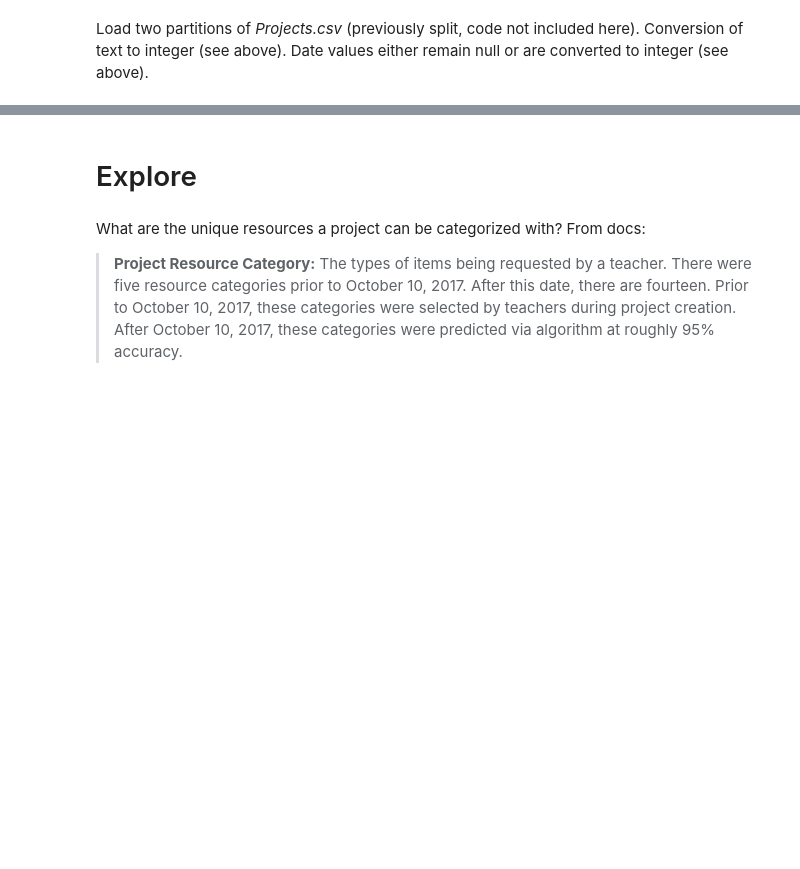
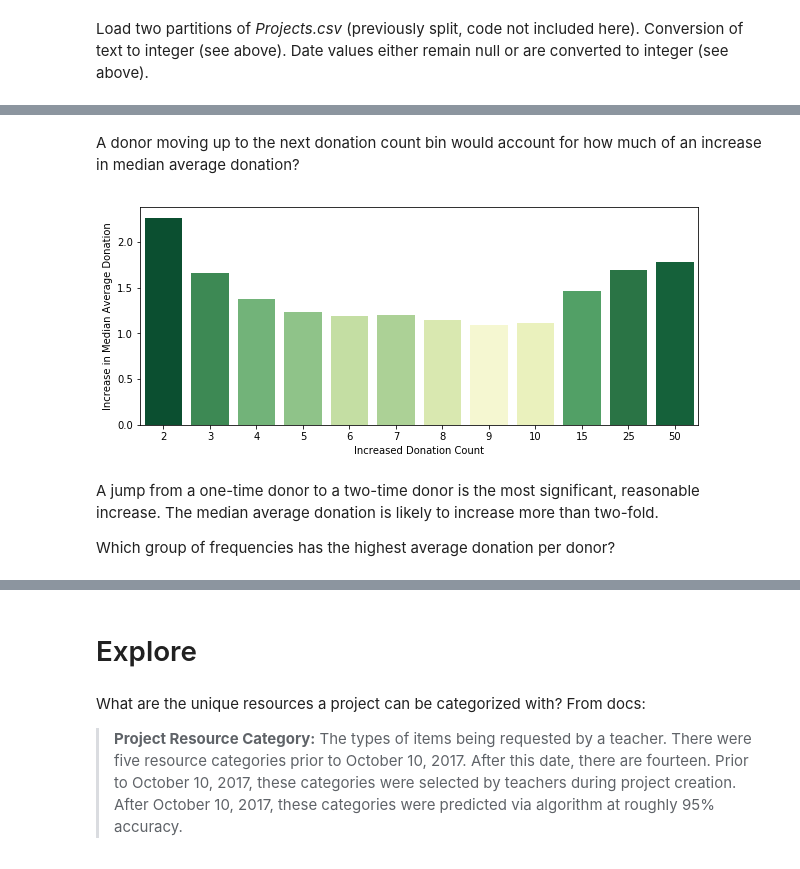
Before and after one commit to mikeona120/MATH189_Final, a Jupyter notebook: liebscher_analysis.ipynb, the cells around one changed output, grey strips where cells are left out. Saved outputs shown, nothing was run; the diff lists cells and outputs as text; code cells hidden in the pictures; blank space fills up the shorter version.

```diff
--- a/liebscher_analysis.ipynb
+++ b/liebscher_analysis.ipynb
@@ -184,0 +332,20 @@ projects_notext_dat.sample(5) # randomly sample 5
+# %% [markdown]
+A donor moving up to the next donation count bin would account for how much of an increase in median average donation?
+# %%
+plt.subplots(figsize=(10, 4))
+inc = mult[1:] / mult[:-1]
+
+up_to = 12
+
+pal = sns.color_palette("YlGn_r", up_to)
+rank = inc[:up_to].argsort().argsort()
+
+sns.barplot(x=donate_freq_bins[1:up_to+1], y=inc[:up_to], palette=np.array(pal[::-1])[rank])
+plt.ylabel('Increase in Median Average Donation')
+plt.xlabel('Increased Donation Count');
+# %% [output]
+[figure, added]
+# %% [markdown]
+A jump from a one-time donor to a two-time donor is the most significant, reasonable increase. The median average donation is likely to increase more than two-fold.
+
+Which group of frequencies has the highest average donation per donor?
```
Also changed, not shown: parts of 78 cells of this notebook.
